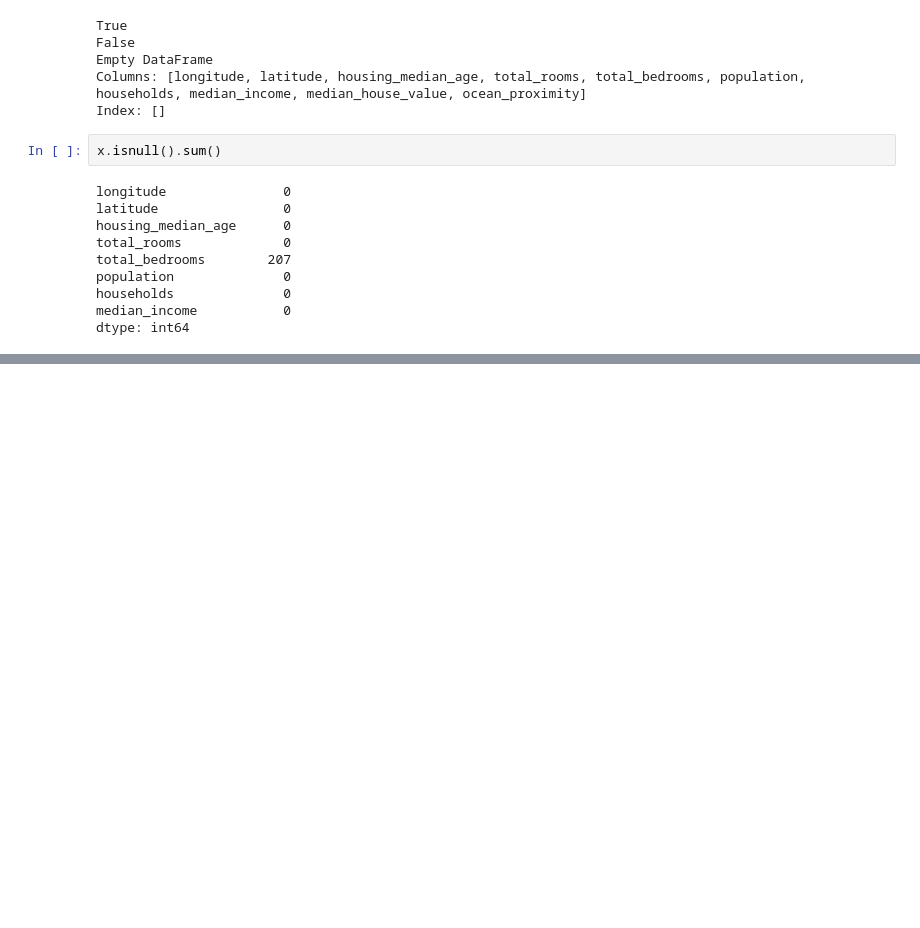
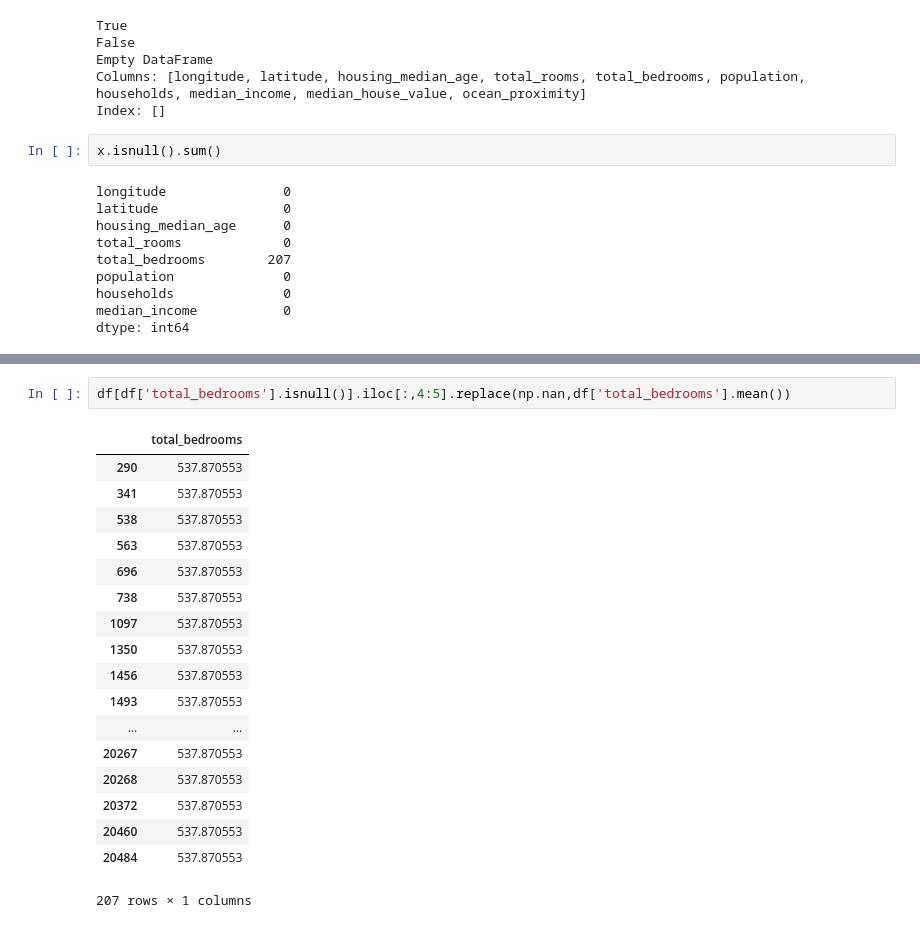
Before and after one commit to piotr-mamenas/python-playground, a Jupyter notebook: notebooks/refresher.ipynb, the cells around one changed output, grey strips where cells are left out. Cells and saved outputs as stored; diff of their text form; blank space fills up the shorter version.

```diff
--- a/notebooks/refresher.ipynb
+++ b/notebooks/refresher.ipynb
@@ -187,0 +200,21 @@ dtype: float64
+# %%
+df[df['total_bedrooms'].isnull()].iloc[:,4:5].replace(np.nan,df['total_bedrooms'].mean())
+# %% [output]
+|  | total_bedrooms |
+| 290 | 537.870553 |
+| 341 | 537.870553 |
+| 538 | 537.870553 |
+| 563 | 537.870553 |
+| 696 | 537.870553 |
+| 738 | 537.870553 |
+| 1097 | 537.870553 |
+| 1350 | 537.870553 |
+| 1456 | 537.870553 |
+| 1493 | 537.870553 |
+| ... | ... |
+| 20267 | 537.870553 |
+| 20268 | 537.870553 |
+| 20372 | 537.870553 |
+| 20460 | 537.870553 |
+| 20484 | 537.870553 |
+207 rows × 1 columns
```
Also changed, not shown: parts of 3 cells of this notebook.
